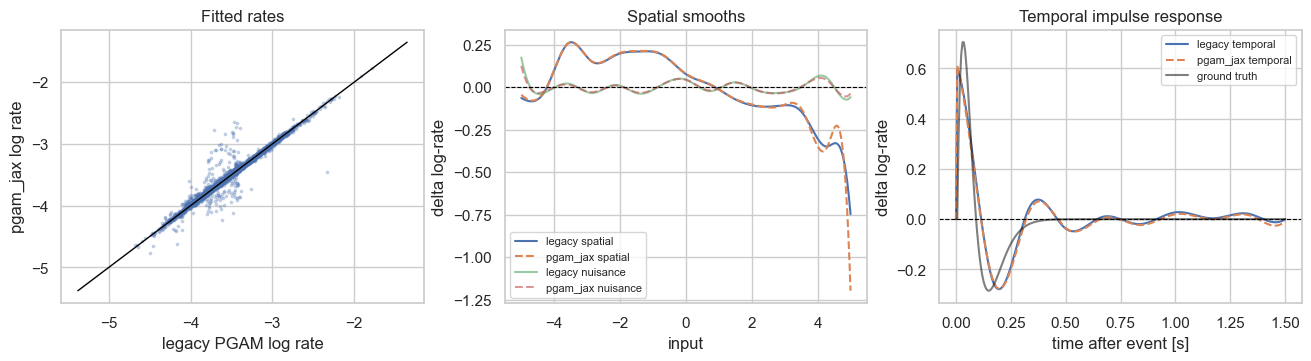
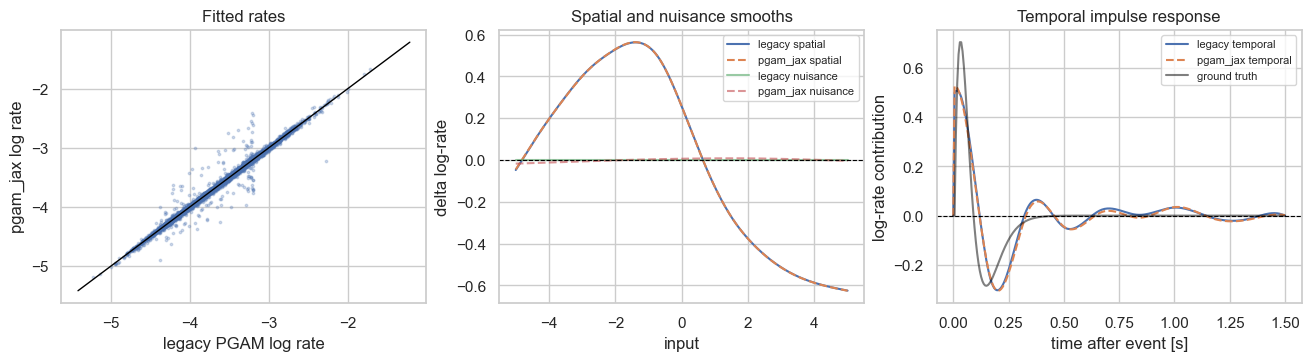
Code edit (unified diff) that turned the first committed figure into the second:
--- before
+++ after
@@ -15,8 +15,4 @@
     print(f"corr(log fitted rate): {corr_log_rate:.4f}")
 
-    baseline_log = np.log(np.maximum(gam.predict(no_input), eps))
-    jax_spatial = np.log(np.maximum(gam.predict(spatial_input_only), eps)) - baseline_log
-    jax_nuisance = np.log(np.maximum(gam.predict(nuisance_input_only), eps)) - baseline_log
-
     legacy_spatial = legacy["spatial_response"]
     legacy_nuisance = legacy["nuisance_response"]
@@ -32,13 +28,9 @@
     jax_impulse[event_idx] = 1
     jax_zero = np.zeros_like(jax_impulse)
-    jax_temporal_delta = np.log(np.maximum(gam.predict((jax_zero, jax_zero, jax_impulse)), eps)) - np.log(
-        np.maximum(gam.predict((jax_zero, jax_zero, jax_zero)), eps)
-    )
-    jax_temporal = jax_temporal_delta[event_idx : event_idx + legacy_time.shape[0]]
+    jax_temporal = gam.smooth_compute(jax_impulse, "temporal")[0]
+    jax_temporal = jax_temporal[event_idx : event_idx + legacy_time.shape[0]]
 
-    truth_impulse = np.zeros_like(jax_impulse)
-    truth_impulse[event_idx] = 1
-    truth_temporal_delta = temporal_resp_func(truth_impulse) - temporal_resp_func(jax_zero)
-    truth_temporal = truth_temporal_delta[event_idx : event_idx + legacy_time.shape[0]]
+    temporal_ground_truth = temporal_resp_func(jax_impulse)
+    temporal_ground_truth = temporal_ground_truth[event_idx : event_idx + legacy_time.shape[0]]
 
     stride = max(1, len(log_jax_mu) // 5000)
@@ -51,16 +43,20 @@
     ax[0].set(xlabel="legacy PGAM log rate", ylabel="pgam_jax log rate", title="Fitted rates")
 
-    ax[1].plot(inp, legacy_spatial, label="legacy spatial")
-    ax[1].plot(inp, jax_spatial, ls="--", label="pgam_jax spatial")
-    ax[1].plot(inp, legacy_nuisance, label="legacy nuisance", alpha=0.6)
-    ax[1].plot(inp, jax_nuisance, ls="--", label="pgam_jax nuisance", alpha=0.6)
+    ax[1].plot(spatial_input, legacy_spatial, label="legacy spatial")
+    ax[1].plot(spatial_input, gam_spatial, ls="--", label="pgam_jax spatial")
+    ax[1].plot(spatial_input, legacy_nuisance, label="legacy nuisance", alpha=0.6)
+    ax[1].plot(spatial_input, gam_nuisance, ls="--", label="pgam_jax nuisance", alpha=0.6)
     ax[1].axhline(0, color="black", lw=0.8, ls="--")
-    ax[1].set(xlabel="input", ylabel="delta log-rate", title="Spatial smooths")
+    ax[1].set(xlabel="input", ylabel="delta log-rate", title="Spatial and nuisance smooths")
     ax[1].legend(fontsize=8)
 
     ax[2].plot(legacy_time, legacy_temporal, label="legacy temporal")
     ax[2].plot(legacy_time, jax_temporal, ls="--", label="pgam_jax temporal")
-    ax[2].plot(legacy_time, truth_temporal, color="black", alpha=0.5, label="ground truth")
+    ax[2].plot(legacy_time, temporal_ground_truth, color="black", alpha=0.5, label="ground truth")
     ax[2].axhline(0, color="black", lw=0.8, ls="--")
-    ax[2].set(xlabel="time after event [s]", ylabel="delta log-rate", title="Temporal impulse response")
+    ax[2].set(
+        xlabel="time after event [s]",
+        ylabel="log-rate contribution",
+        title="Temporal impulse response",
+    )
     ax[2].legend(fontsize=8)

Commit: Use GAM.smooth_compute in quick_start_temporal tutorial